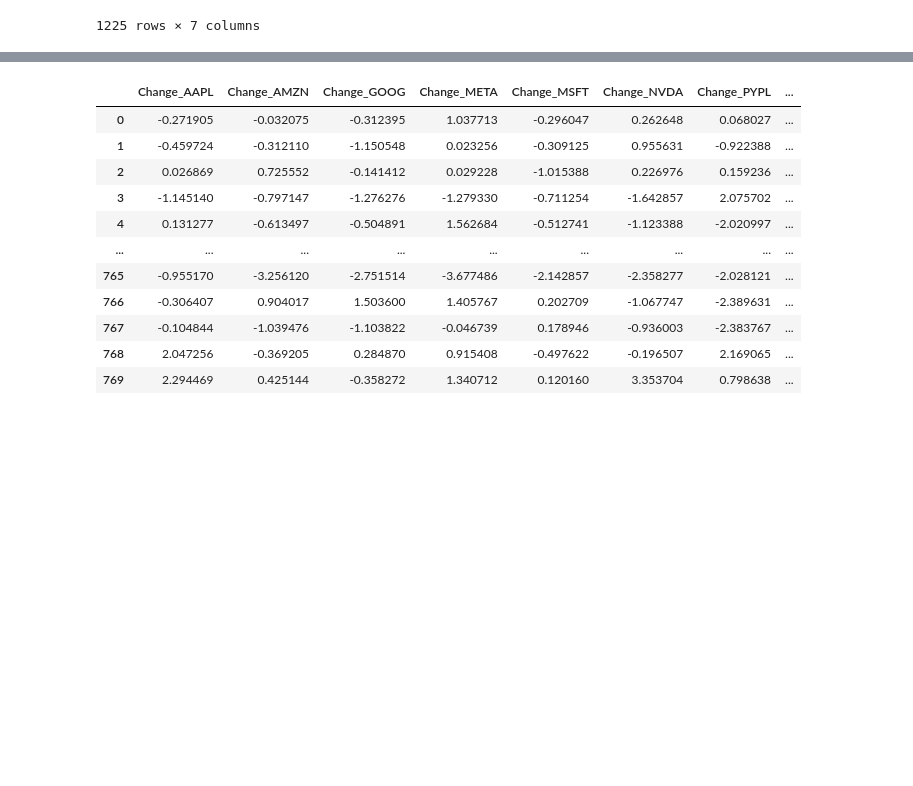
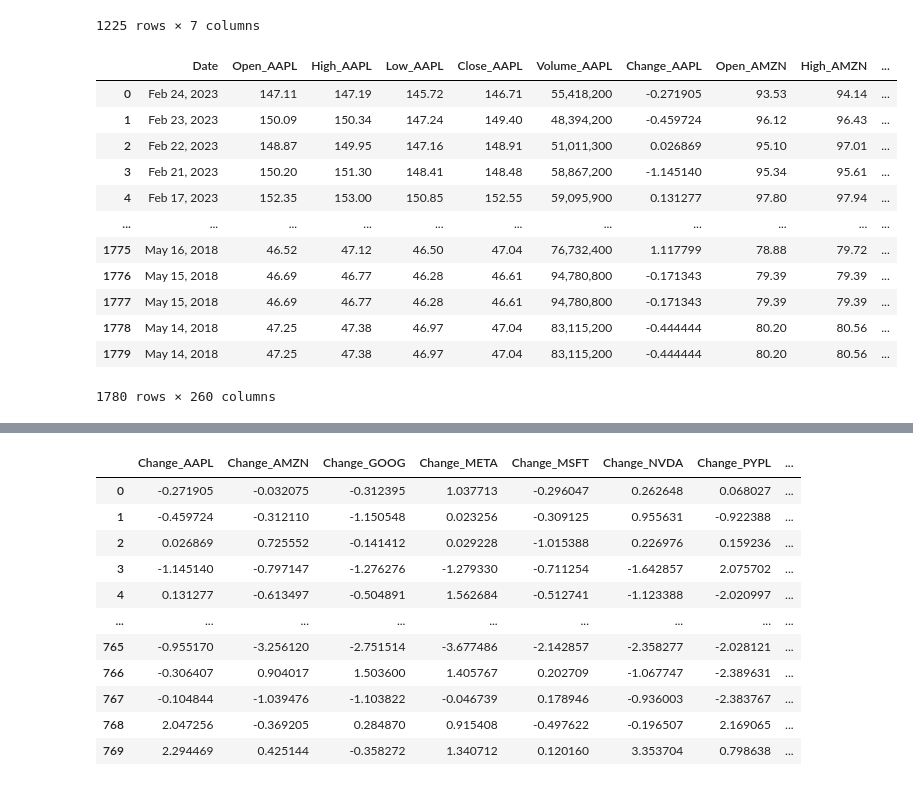
Before and after one commit to niallkehoe/FinPredict, a Jupyter notebook: Prediction/Predicting_Stock_Prices.ipynb, the cells around one changed output, grey strips where cells are left out. Drawn from its saved outputs; the diff is of its cells as text; code cells hidden in the pictures; blank space fills up the shorter version.

```diff
--- a/Prediction/Predicting_Stock_Prices.ipynb
+++ b/Prediction/Predicting_Stock_Prices.ipynb
@@ -35,6 +35,27 @@ df
 # %%
 for i in range(1,len(allCompanies)):
   dfNew = pd.read_csv(allCompanies[i]+".csv", index_col=0)
   dfNew['Open'] = pd.to_numeric(dfNew['Open'], errors='coerce')
   dfNew["Change"] = (dfNew["Close"] - dfNew["Open"]) / dfNew["Open"] * 100
   df = df.merge(dfNew, on="Date", suffixes=["_"+allCompanies[i-1],"_"+allCompanies[i]])
+  #, how="outer") -> more training but decreases performance
+
+
+last = allCompanies[len(allCompanies)-1]
+# Readjust last one because its an exception
+df = df.rename(columns={'Open': 'Open_'+last, 'High': 'High_'+last, 'Low' : 'Low_'+last, 'Close': 'Close_'+last, 'Volume': 'Volume_'+last, 'Change': 'Change_'+last})
+df
+# %% [output]
+|  | Date | Open_AAPL | High_AAPL | Low_AAPL | Close_AAPL | Volume_AAPL | Change_AAPL | Open_AMZN | High_AMZN | ... |
+| 0 | Feb 24, 2023 | 147.11 | 147.19 | 145.72 | 146.71 | 55,418,200 | -0.271905 | 93.53 | 94.14 | ... |
+| 1 | Feb 23, 2023 | 150.09 | 150.34 | 147.24 | 149.40 | 48,394,200 | -0.459724 | 96.12 | 96.43 | ... |
+| 2 | Feb 22, 2023 | 148.87 | 149.95 | 147.16 | 148.91 | 51,011,300 | 0.026869 | 95.10 | 97.01 | ... |
+| 3 | Feb 21, 2023 | 150.20 | 151.30 | 148.41 | 148.48 | 58,867,200 | -1.145140 | 95.34 | 95.61 | ... |
+| 4 | Feb 17, 2023 | 152.35 | 153.00 | 150.85 | 152.55 | 59,095,900 | 0.131277 | 97.80 | 97.94 | ... |
+| ... | ... | ... | ... | ... | ... | ... | ... | ... | ... | ... |
+| 1775 | May 16, 2018 | 46.52 | 47.12 | 46.50 | 47.04 | 76,732,400 | 1.117799 | 78.88 | 79.72 | ... |
+| 1776 | May 15, 2018 | 46.69 | 46.77 | 46.28 | 46.61 | 94,780,800 | -0.171343 | 79.39 | 79.39 | ... |
+| 1777 | May 15, 2018 | 46.69 | 46.77 | 46.28 | 46.61 | 94,780,800 | -0.171343 | 79.39 | 79.39 | ... |
+| 1778 | May 14, 2018 | 47.25 | 47.38 | 46.97 | 47.04 | 83,115,200 | -0.444444 | 80.20 | 80.56 | ... |
+| 1779 | May 14, 2018 | 47.25 | 47.38 | 46.97 | 47.04 | 83,115,200 | -0.444444 | 80.20 | 80.56 | ... |
+1780 rows × 260 columns
```
Also changed, not shown: parts of 10 cells of this notebook, 4 other files.
